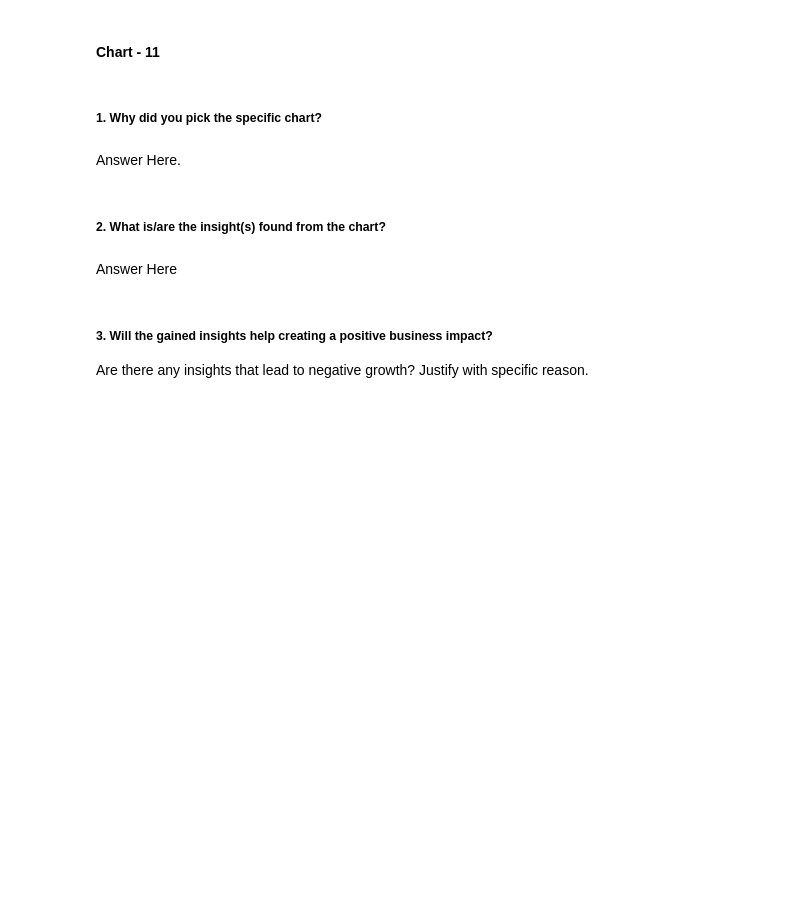
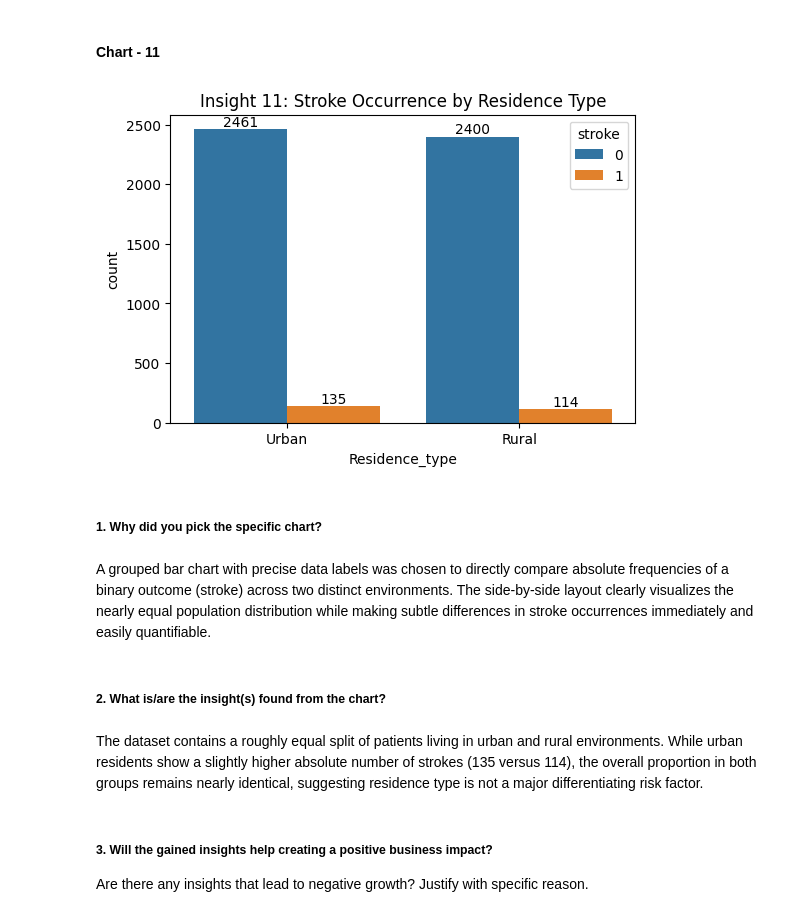
Before and after one commit to Vansh-172/Project-Regression, a Jupyter notebook: Vansh_Goyal_ML_Submission.ipynb, the cells around one changed output. Saved outputs shown, nothing was run; the diff lists cells and outputs as text; code cells hidden in the pictures; blank space fills up the shorter version.

Commit message:
completed all charts

```diff
--- a/Vansh_Goyal_ML_Submission.ipynb
+++ b/Vansh_Goyal_ML_Submission.ipynb
@@ -574,11 +525,22 @@ Answer Here
+# %%
+# Chart - 11 visualization code
+# --- 11. Residence Type ---
+plt.figure(figsize=(6, 4))
+ax=sns.countplot(data=df, x='Residence_type', hue='stroke')
+ax.bar_label(ax.containers[0])
+ax.bar_label(ax.containers[1])
+plt.title('Insight 11: Stroke Occurrence by Residence Type')
+plt.show()
+# %% [output]
+[figure, added]
 # %% [markdown]
 ##### 1. Why did you pick the specific chart?
-# %% [markdown]
-Answer Here.
+# %% [markdown]
+A grouped bar chart with precise data labels was chosen to directly compare absolute frequencies of a binary outcome (stroke) across two distinct environments. The side-by-side layout clearly visualizes the nearly equal population distribution while making subtle differences in stroke occurrences immediately and easily quantifiable.
 # %% [markdown]
 ##### 2. What is/are the insight(s) found from the chart?
-# %% [markdown]
-Answer Here
+# %% [markdown]
+The dataset contains a roughly equal split of patients living in urban and rural environments. While urban residents show a slightly higher absolute number of strokes (135 versus 114), the overall proportion in both groups remains nearly identical, suggesting residence type is not a major differentiating risk factor.
 # %% [markdown]
 ##### 3. Will the gained insights help creating a positive business impact?
 Are there any insights that lead to negative growth? Justify with specific reason.
```
Also changed, not shown: parts of 22 cells of this notebook.
